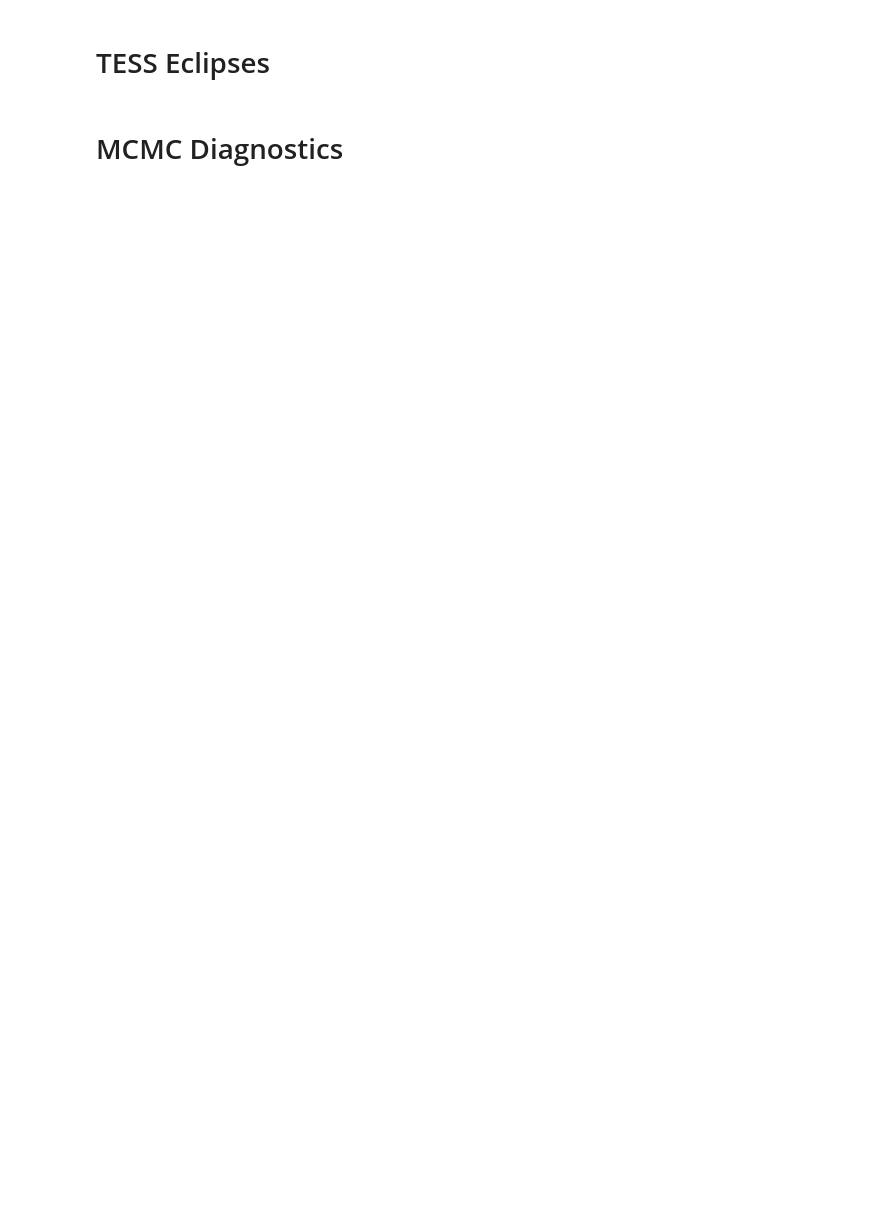
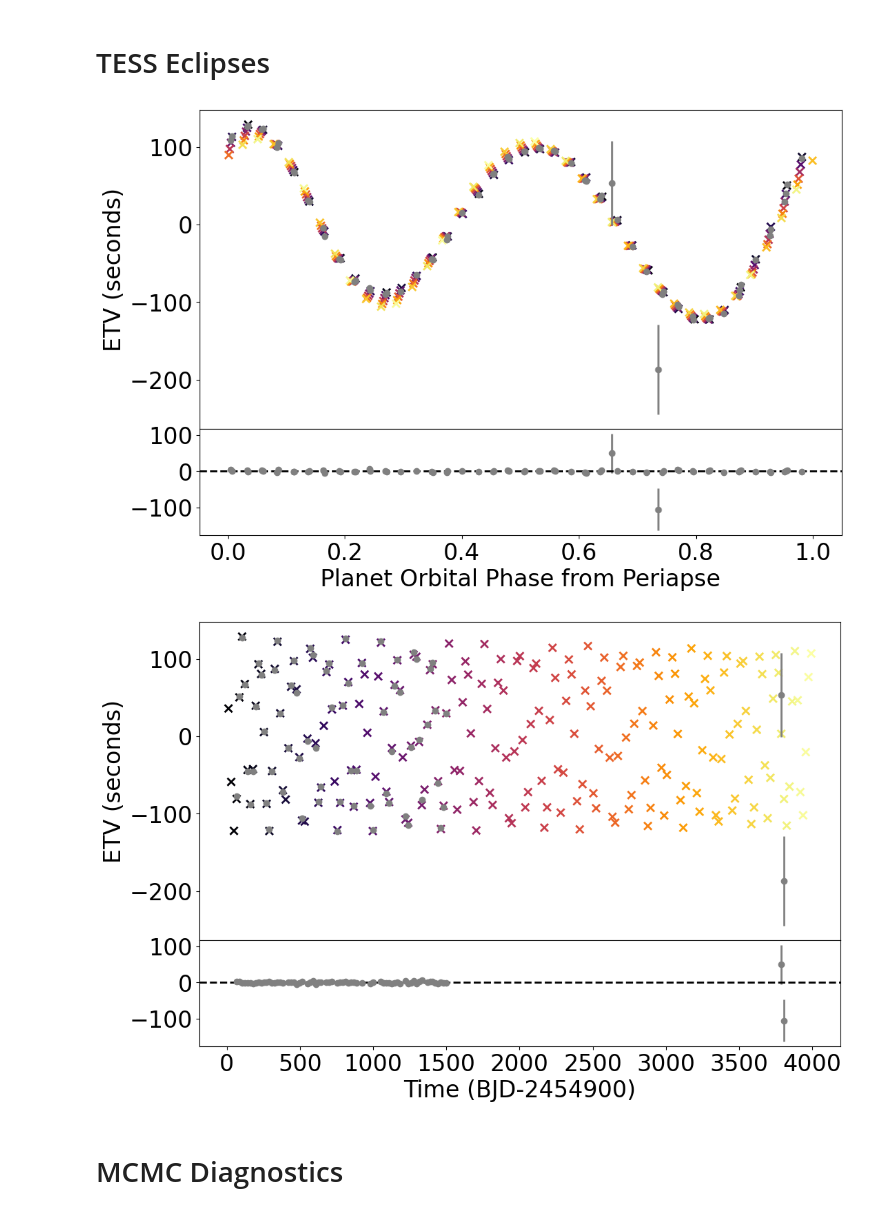
Before and after one commit to goldbergmax/etv-fit, a Jupyter notebook: results.ipynb, the cells around one changed output. Saved outputs shown, nothing was run; the diff lists cells and outputs as text; code cells hidden in the pictures; blank space fills up the shorter version.

```diff
--- a/results.ipynb
+++ b/results.ipynb
@@ -104,11 +110,16 @@ plot.impact_fit_quality(x)
 # %% [markdown]
 # TESS Eclipses
 # %%
-plot_tess = Plotter(system)
-tess_points = pd.DataFrame([[3789.25839, 0.00063], [3807.86757, 0.00067]], index=[203, 204], columns=['data_t', 'data_err'])
-plot_tess.ecl_data['A'] = plot_tess.ecl_data['A'].append(tess_points)
-plot_tess.etv_residuals(x, 'A', phased=True, ecl_max=4000)
-plot_tess.etv_residuals(x, 'A', phased=False, ecl_max=4000)
+if system == '5095':
+    plot_tess = Plotter(system)
+    tess_points = pd.DataFrame([[3789.25839, 0.00063], [3807.86757, 0.00067]], index=[203, 204], columns=['data_t', 'data_err'])
+    plot_tess.ecl_data['A'] = plot_tess.ecl_data['A'].append(tess_points)
+    plot_tess.etv_residuals(x, 'A', phased=True, ecl_max=4000)
+    plot_tess.etv_residuals(x, 'A', phased=False, ecl_max=4000)
+    #plt.savefig('figures/etv_residuals_unfolded_tess.pdf', dpi='figure')
+# %% [output]
+[figure, added]
+[figure, added]
 # %% [markdown]
 # MCMC Diagnostics
 # %%
```
Also changed, not shown: parts of 44 cells of this notebook.
